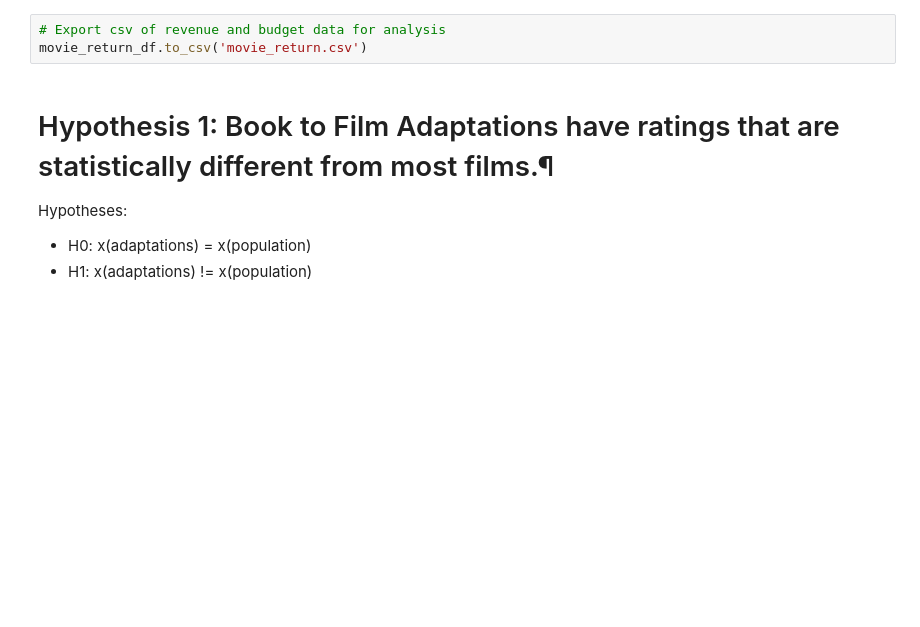
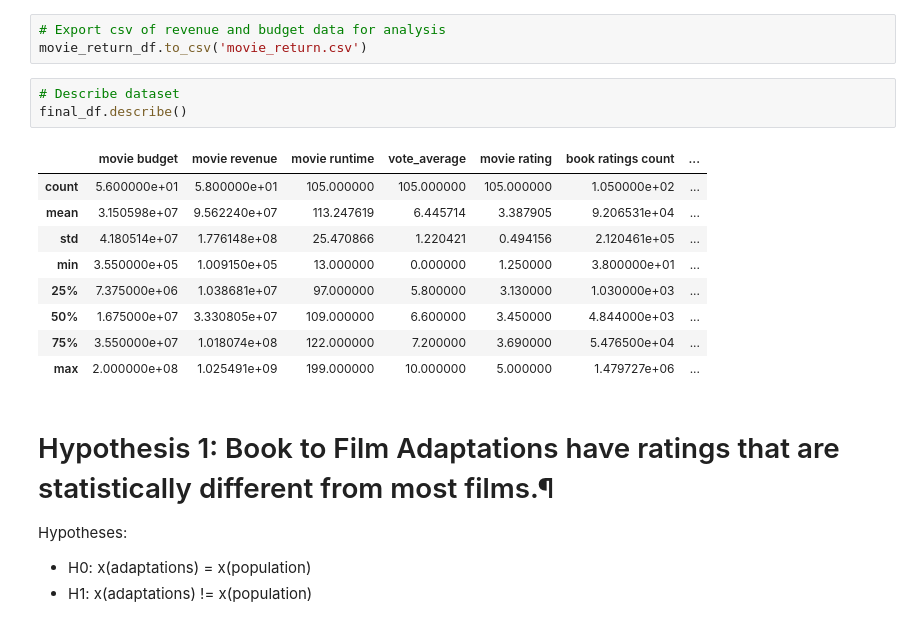
Before and after one commit to laurenemilyto/film_adapatation_success, a Jupyter notebook: The Success of Book Adaptation Films.ipynb, the cells around one changed output. Saved outputs shown, nothing was run; the diff lists cells and outputs as text; blank space fills up the shorter version.

```diff
--- a/The Success of Book Adaptation Films.ipynb
+++ b/The Success of Book Adaptation Films.ipynb
@@ -192,6 +192,19 @@ There are 50 movies with revenue and budget data
 # %%
 # Export csv of revenue and budget data for analysis
 movie_return_df.to_csv('movie_return.csv')
+# %%
+# Describe dataset
+final_df.describe()
+# %% [output]
+|  | movie budget | movie revenue | movie runtime | vote_average | movie rating | book ratings count | ... |
+| count | 5.600000e+01 | 5.800000e+01 | 105.000000 | 105.000000 | 105.000000 | 1.050000e+02 | ... |
+| mean | 3.150598e+07 | 9.562240e+07 | 113.247619 | 6.445714 | 3.387905 | 9.206531e+04 | ... |
+| std | 4.180514e+07 | 1.776148e+08 | 25.470866 | 1.220421 | 0.494156 | 2.120461e+05 | ... |
+| min | 3.550000e+05 | 1.009150e+05 | 13.000000 | 0.000000 | 1.250000 | 3.800000e+01 | ... |
+| 25% | 7.375000e+06 | 1.038681e+07 | 97.000000 | 5.800000 | 3.130000 | 1.030000e+03 | ... |
+| 50% | 1.675000e+07 | 3.330805e+07 | 109.000000 | 6.600000 | 3.450000 | 4.844000e+03 | ... |
+| 75% | 3.550000e+07 | 1.018074e+08 | 122.000000 | 7.200000 | 3.690000 | 5.476500e+04 | ... |
+| max | 2.000000e+08 | 1.025491e+09 | 199.000000 | 10.000000 | 5.000000 | 1.479727e+06 | ... |
 # %% [markdown]
 # Hypothesis 1: Book to Film Adaptations have ratings that are statistically different from most films.¶
 Hypotheses:
```
Also changed, not shown: parts of 9 cells of this notebook, 11 other files.
